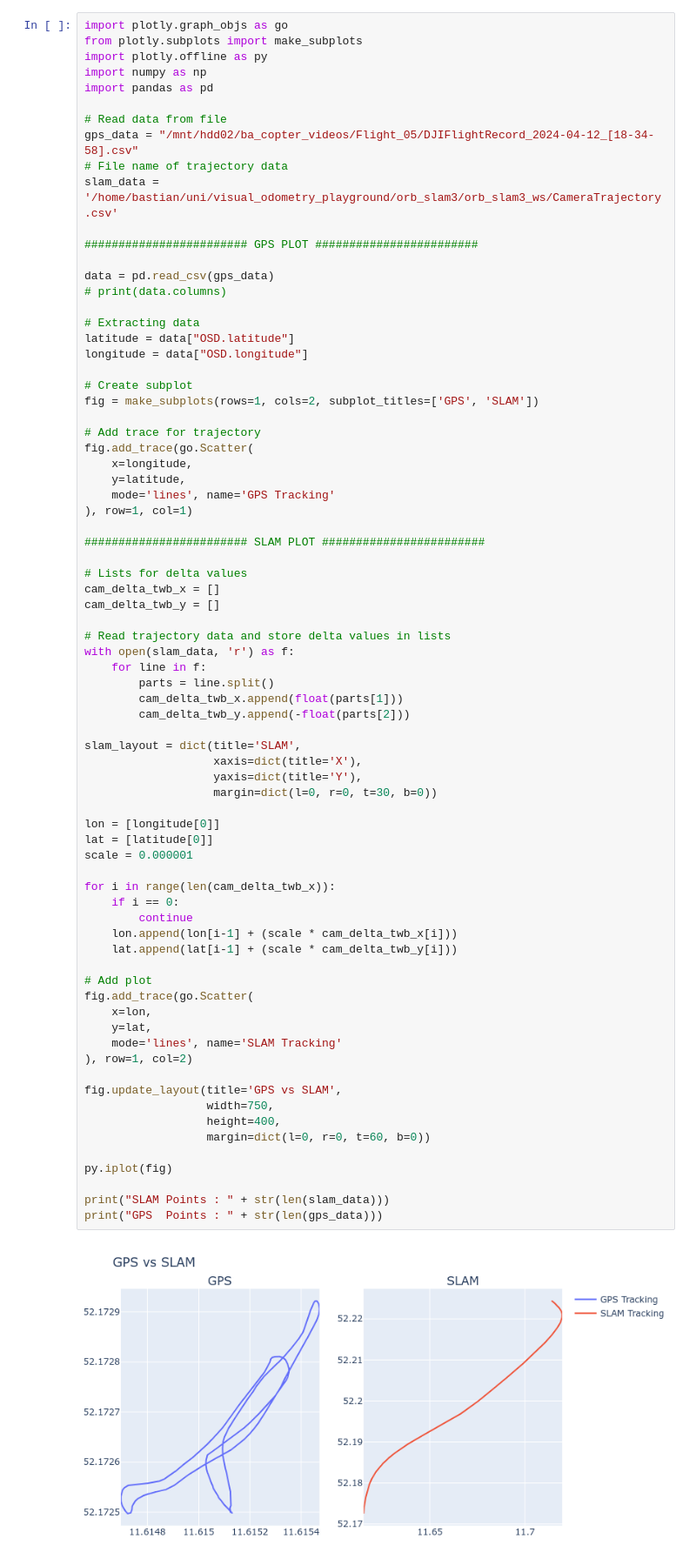
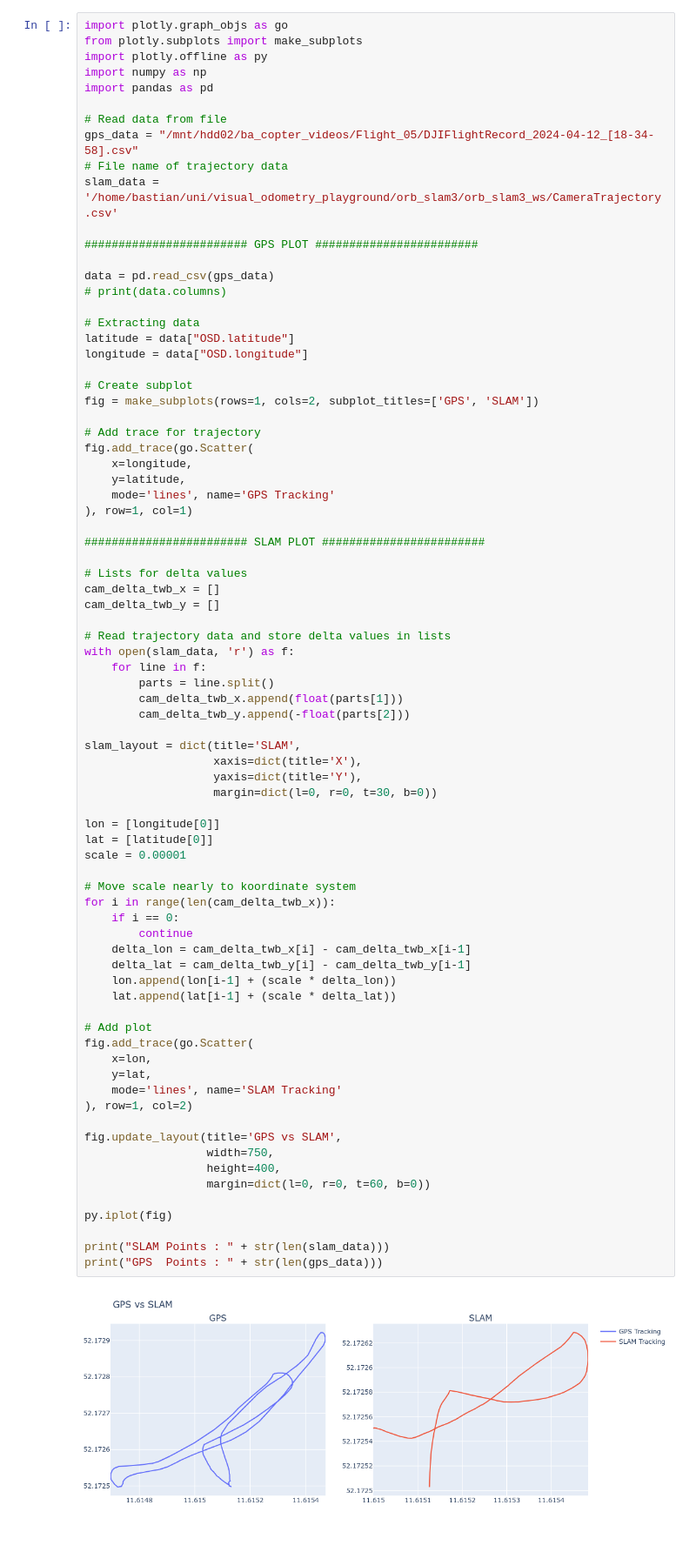
Before and after one commit to minebastiii/visual_odometry_playground, a Jupyter notebook: python/gps_vs_orbslam3_plot_2d.ipynb, the cells around one changed output. Shown at 87% size. Saved outputs shown, nothing was run; the diff lists cells and outputs as text; blank space fills up the shorter version.

Commit message:
orbslam3_gps_plots coords;

```diff
--- a/python/gps_vs_orbslam3_plot_2d.ipynb
+++ b/python/gps_vs_orbslam3_plot_2d.ipynb
@@ -44,36 +44,39 @@ with open(slam_data, 'r') as f:
 
 slam_layout = dict(title='SLAM',
                    xaxis=dict(title='X'),
                    yaxis=dict(title='Y'),
                    margin=dict(l=0, r=0, t=30, b=0))
 
 lon = [longitude[0]]
 lat = [latitude[0]]
-scale = 0.000001
+scale = 0.00001
 
+# Move scale nearly to koordinate system
 for i in range(len(cam_delta_twb_x)):
     if i == 0:
         continue
-    lon.append(lon[i-1] + (scale * cam_delta_twb_x[i]))
-    lat.append(lat[i-1] + (scale * cam_delta_twb_y[i]))
+    delta_lon = cam_delta_twb_x[i] - cam_delta_twb_x[i-1]
+    delta_lat = cam_delta_twb_y[i] - cam_delta_twb_y[i-1]
+    lon.append(lon[i-1] + (scale * delta_lon))
+    lat.append(lat[i-1] + (scale * delta_lat))
 
 # Add plot
 fig.add_trace(go.Scatter(
     x=lon,
     y=lat,
     mode='lines', name='SLAM Tracking'
 ), row=1, col=2)
 
 fig.update_layout(title='GPS vs SLAM',
                   width=750,
                   height=400,
                   margin=dict(l=0, r=0, t=60, b=0))
 
 py.iplot(fig)
 
 print("SLAM Points : " + str(len(slam_data)))
 print("GPS  Points : " + str(len(gps_data)))
 # %% [output]
-[figure, old version]
+[figure, new version]
 SLAM Points : 88
 GPS  Points : 79
```
Also changed, not shown: 1 other file.
